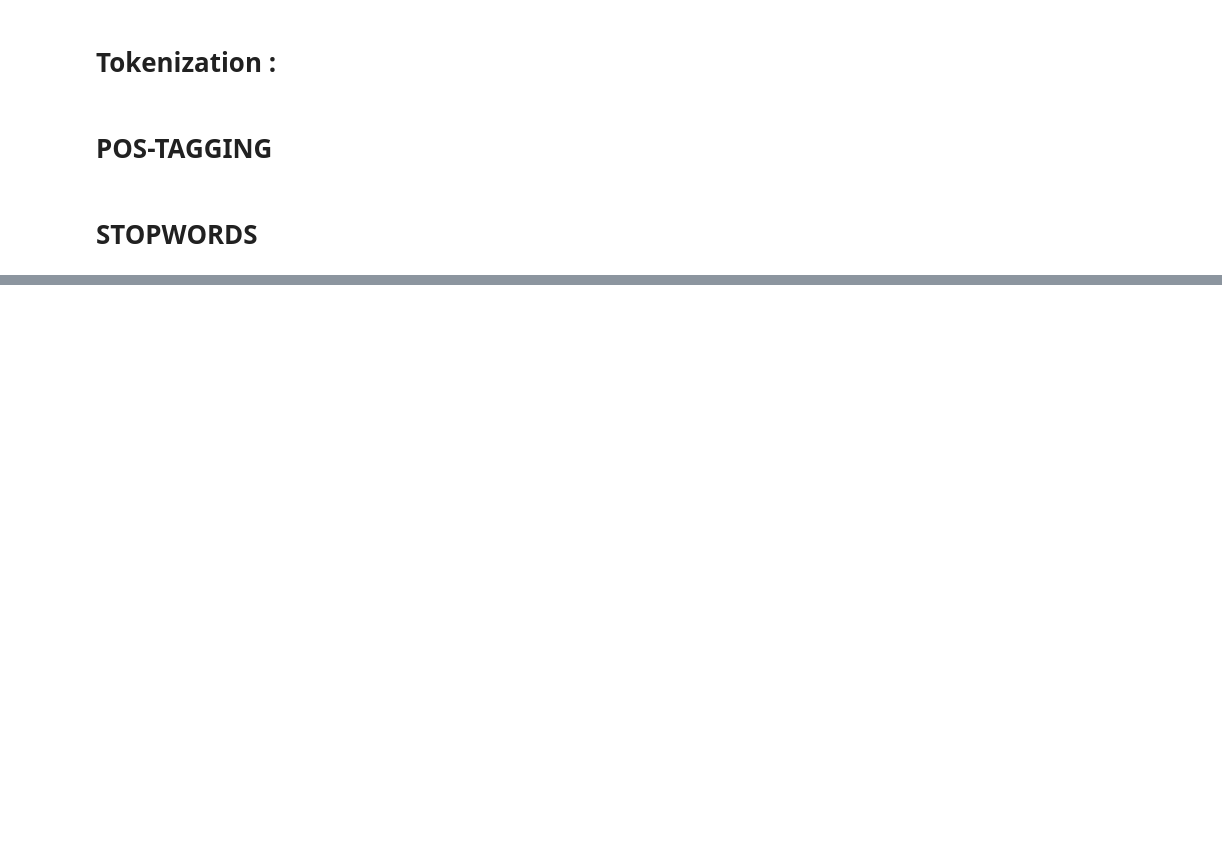
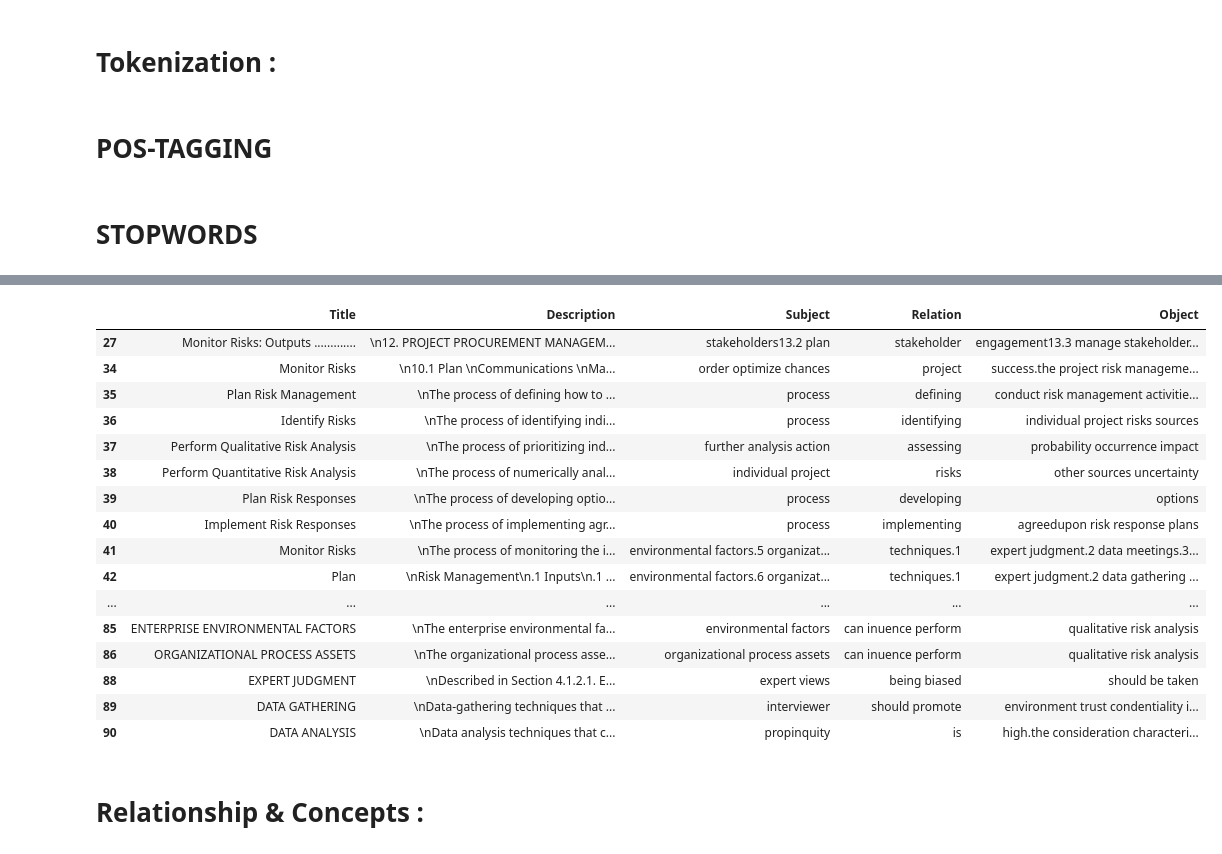
Before and after one commit to MohamedDhibi/ProjetAI, a Jupyter notebook: Preproc V1.0.ipynb, the cells around one changed output, grey strips where cells are left out. Cells and saved outputs as stored; diff of their text form; code cells hidden in the pictures; blank space fills up the shorter version.

```diff
--- a/Preproc V1.0.ipynb
+++ b/Preproc V1.0.ipynb
@@ -479,2 +619,0 @@ text
-# %%
-text,chunks=chunk_words_by_meaning(text)
@@ -545,6 +619,0 @@ def extrac_relations(chunked_text):
-# %%
-for index, row in df.iterrows():
-    text = row["description"]
-    cleaned_text = remove_stopwords_from_list(clean_text(text))
-    chunks,tree = chunk_words_by_meaning(cleaned_text)
-    extrac_relations(tree)
@@ -589,0 +683,2 @@ chunks
+# %%
+new=pd.DataFrame(columns=["Title","Description","Subject","Relation","Object"])
@@ -589,0 +689,11 @@ chunks
+# %%
+for index, row in df.iterrows():
+    text = row["Definition"]
+    cleaned_text = remove_stopwords_from_list(clean_text(text))
+    chunks,tree = chunk_words_by_meaning(cleaned_text)
+    for k in chunks:
+        new.at[index, 'Title'] = row["Concept"]
+        new.at[index, 'Description'] = row["Definition"]
+        new.at[index, 'Subject']=k[0]
+        new.at[index, 'Relation']=k[1]
+        new.at[index, 'Object']=k[2]
@@ -589,0 +718,22 @@ chunks
+# %%
+new.head(50)
+# %% [output]
+|  | Title | Description | Subject | Relation | Object |
+| 27 | Monitor Risks: Outputs ............. | \n12. PROJECT PROCUREMENT MANAGEM... | stakeholders13.2 plan | stakeholder | engagement13.3 manage stakeholder... |
+| 34 | Monitor Risks | \n10.1 Plan \nCommunications \nMa... | order optimize chances | project | success.the project risk manageme... |
+| 35 | Plan Risk Management | \nThe process of defining how to ... | process | defining | conduct risk management activitie... |
+| 36 | Identify Risks | \nThe process of identifying indi... | process | identifying | individual project risks sources |
+| 37 | Perform Qualitative Risk Analysis | \nThe process of prioritizing ind... | further analysis action | assessing | probability occurrence impact |
+| 38 | Perform Quantitative Risk Analysis | \nThe process of numerically anal... | individual project | risks | other sources uncertainty |
+| 39 | Plan Risk Responses | \nThe process of developing optio... | process | developing | options |
+| 40 | Implement Risk Responses | \nThe process of implementing agr... | process | implementing | agreedupon risk response plans |
+| 41 | Monitor Risks | \nThe process of monitoring the i... | environmental factors.5 organizat... | techniques.1 | expert judgment.2 data meetings.3... |
+| 42 | Plan | \nRisk Management\n.1 Inputs\n.1 ... | environmental factors.6 organizat... | techniques.1 | expert judgment.2 data gathering ... |
+| ... | ... | ... | ... | ... | ... |
+| 85 | ENTERPRISE ENVIRONMENTAL FACTORS | \nThe enterprise environmental fa... | environmental factors | can inuence perform | qualitative risk analysis |
+| 86 | ORGANIZATIONAL PROCESS ASSETS | \nThe organizational process asse... | organizational process assets | can inuence perform | qualitative risk analysis |
+| 88 | EXPERT JUDGMENT | \nDescribed in Section 4.1.2.1. E... | expert views | being biased | should be taken |
+| 89 | DATA GATHERING | \nData-gathering techniques that ... | interviewer | should promote | environment trust condentiality i... |
+| 90 | DATA ANALYSIS | \nData analysis techniques that c... | propinquity | is | high.the consideration characteri... |
+# %% [markdown]
+#  Relationship & Concepts :
```
Also changed, not shown: parts of 43 cells of this notebook.
